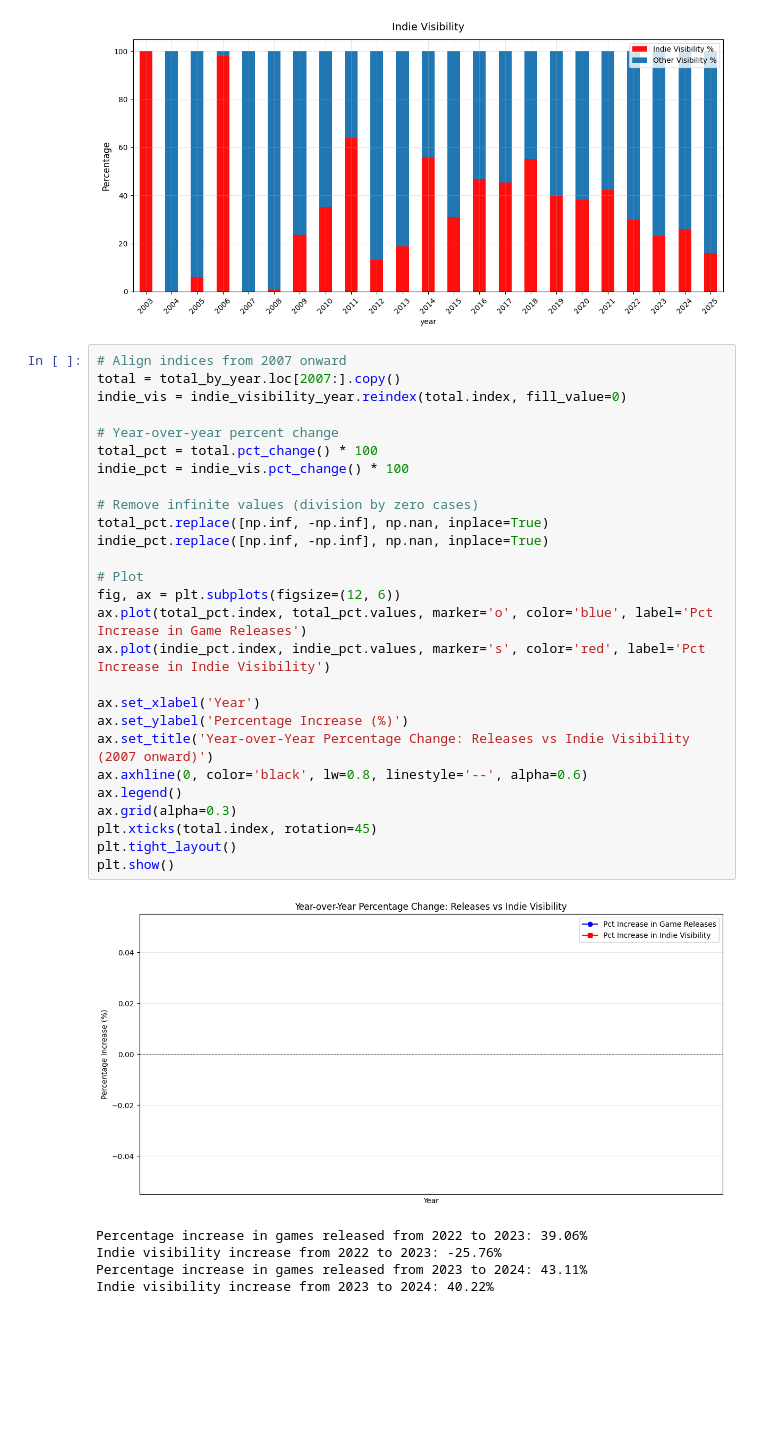
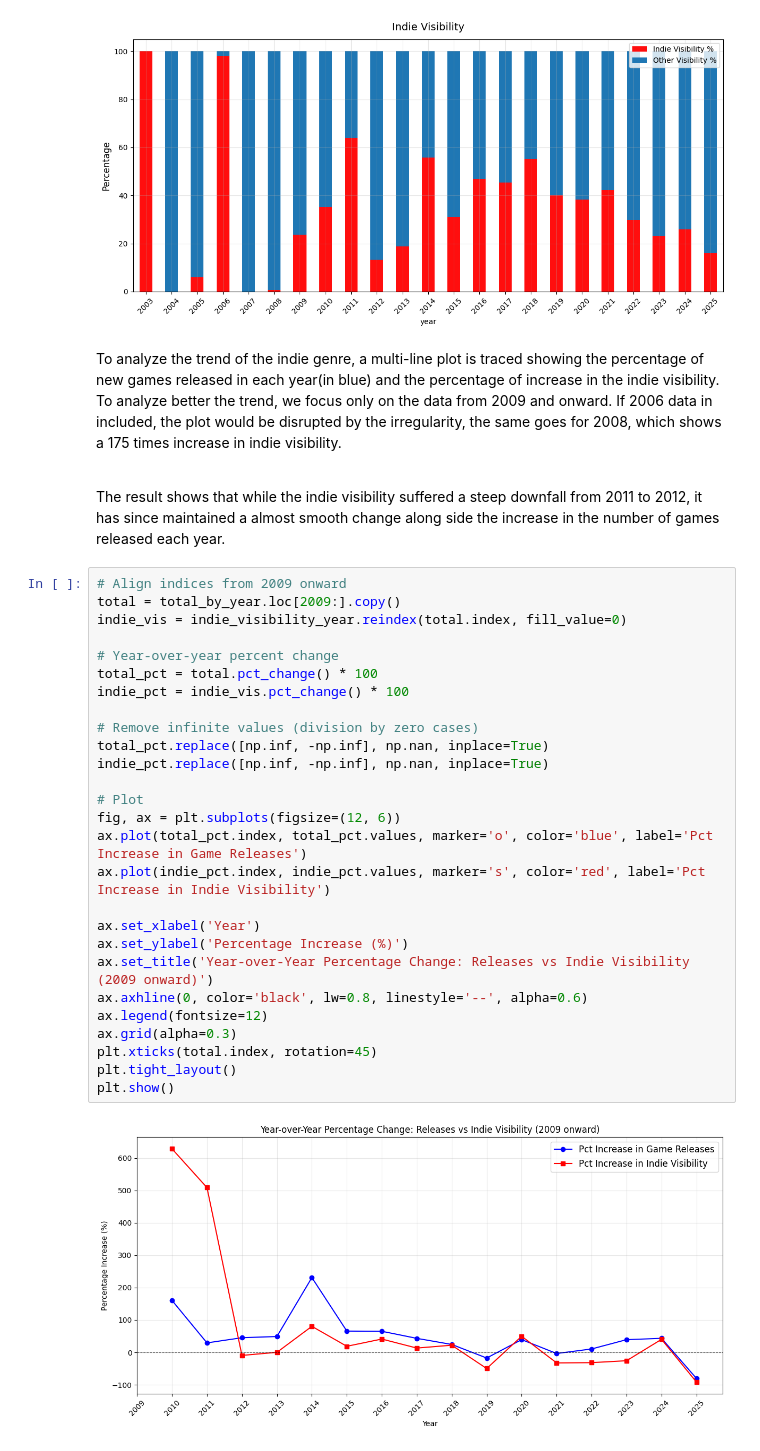
Before and after one commit to Jingrui-Zhu/SLDV, a Jupyter notebook: data_analysis.ipynb, the cells around one changed output. Drawn from its saved outputs; the diff is of its cells as text; blank space fills up the shorter version.

```diff
--- a/data_analysis.ipynb
+++ b/data_analysis.ipynb
@@ -473,36 +474,37 @@ plt.tight_layout()
 plt.show()
 # %% [output]
 [figure]
+# %% [markdown]
+To analyze the trend of the indie genre, a multi-line plot is traced showing the percentage of new games released in each year(in blue) and the percentage of increase in the indie visibility.<br>
+To analyze better the trend, we focus only on the data from 2009 and onward. If 2006 data in included, the plot would be disrupted by the irregularity, the same goes for 2008, which shows a 175 times increase in indie visibility.<br><br>
+
+The result shows that while the indie visibility suffered a steep downfall from 2011 to 2012, it has since maintained a almost smooth change along side the increase in the number of games released each year.
 # %%
-# Align indices from 2007 onward
-total = total_by_year.loc[2007:].copy()
+# Align indices from 2009 onward
+total = total_by_year.loc[2009:].copy()
 indie_vis = indie_visibility_year.reindex(total.index, fill_value=0)
 
 # Year-over-year percent change
 total_pct = total.pct_change() * 100
 indie_pct = indie_vis.pct_change() * 100
 
 # Remove infinite values (division by zero cases)
 total_pct.replace([np.inf, -np.inf], np.nan, inplace=True)
 indie_pct.replace([np.inf, -np.inf], np.nan, inplace=True)
 
 # Plot
 fig, ax = plt.subplots(figsize=(12, 6))
 ax.plot(total_pct.index, total_pct.values, marker='o', color='blue', label='Pct Increase in Game Releases')
 ax.plot(indie_pct.index, indie_pct.values, marker='s', color='red', label='Pct Increase in Indie Visibility')
 
 ax.set_xlabel('Year')
 ax.set_ylabel('Percentage Increase (%)')
-ax.set_title('Year-over-Year Percentage Change: Releases vs Indie Visibility (2007 onward)')
+ax.set_title('Year-over-Year Percentage Change: Releases vs Indie Visibility (2009 onward)')
 ax.axhline(0, color='black', lw=0.8, linestyle='--', alpha=0.6)
-ax.legend()
+ax.legend(fontsize=12)
 ax.grid(alpha=0.3)
 plt.xticks(total.index, rotation=45)
 plt.tight_layout()
 plt.show()
 # %% [output]
-[figure, old version]
+[figure, new version]
-Percentage increase in games released from 2022 to 2023: 39.06%
-Indie visibility increase from 2022 to 2023: -25.76%
-Percentage increase in games released from 2023 to 2024: 43.11%
-Indie visibility increase from 2023 to 2024: 40.22%
```
Also changed, not shown: parts of 4 cells of this notebook.
